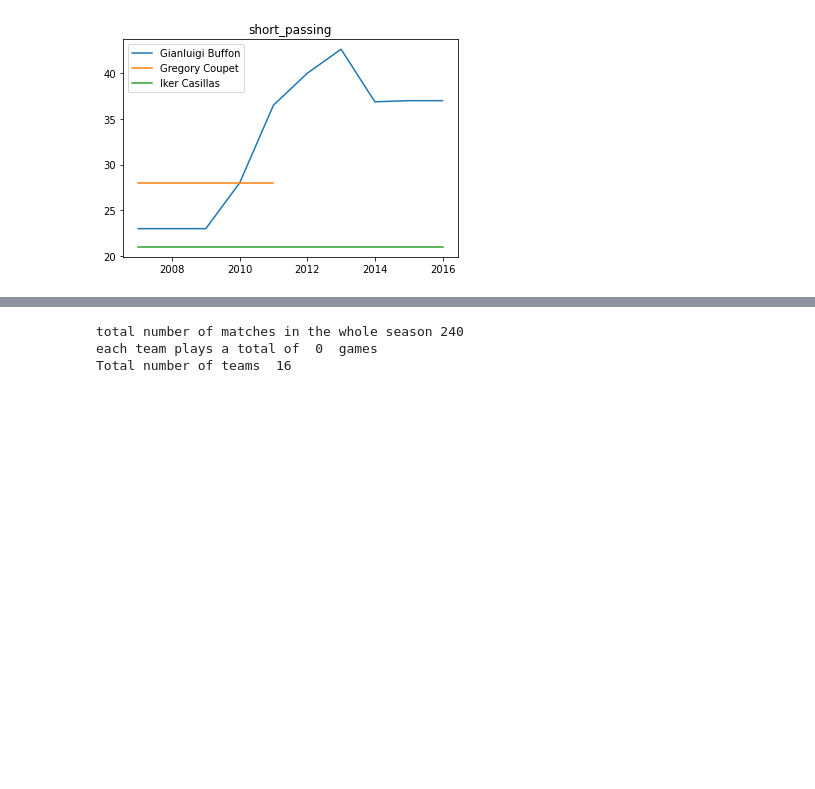
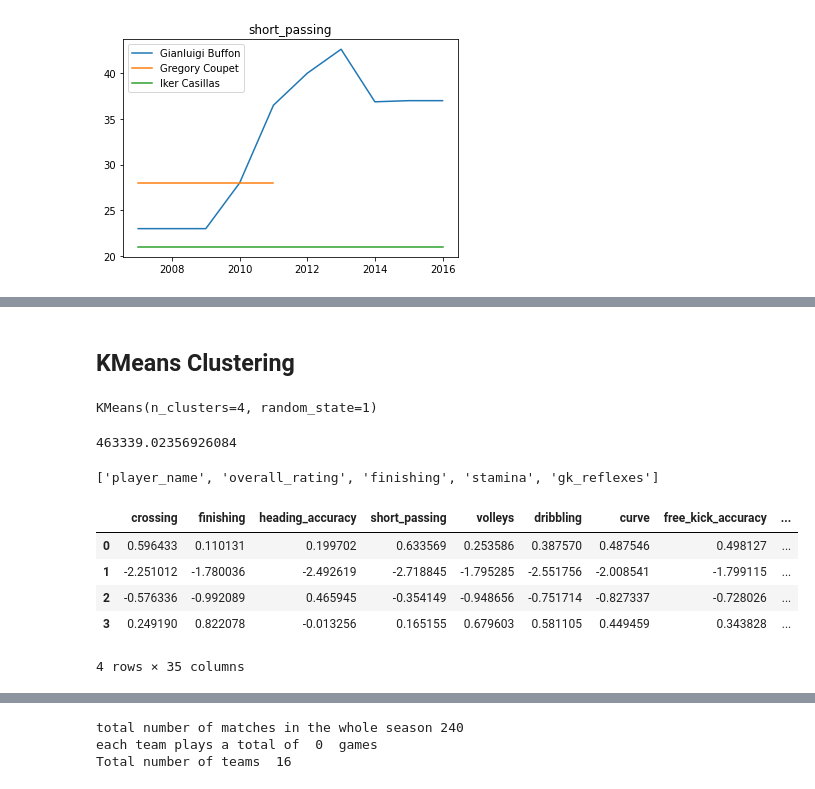
Before and after one commit to mamerchandmedi/Field_positions_classification, a Jupyter notebook: SQL_ADV.ipynb, the cells around one changed output, grey strips where cells are left out. Drawn from its saved outputs; the diff is of its cells as text; code cells hidden in the pictures; blank space fills up the shorter version.

```diff
--- a/SQL_ADV.ipynb
+++ b/SQL_ADV.ipynb
@@ -353,0 +284,10 @@ df[df.position==midfield].iloc[40:50]
+# %% [markdown]
+## KMeans Clustering
+# %%
+# Make an instance of KMeans with 3 clusters
+kmeans = KMeans(n_clusters=4, random_state=1)
+
+# Fit only on a features matrix
+kmeans.fit(x)
+# %% [output]
+KMeans(n_clusters=4, random_state=1)
@@ -353,0 +299,27 @@ df[df.position==midfield].iloc[40:50]
+# %%
+kmeans.inertia_
+# %% [output]
+463339.02356926084
+# %%
+features
+# %% [output]
+['player_name', 'overall_rating', 'finishing', 'stamina', 'gk_reflexes']
+# %%
+features = ['crossing', 'finishing', 'heading_accuracy',
+            'short_passing', 'volleys', 'dribbling', 'curve', 'free_kick_accuracy',
+            'long_passing', 'ball_control', 'acceleration', 'sprint_speed',
+            'agility', 'reactions', 'balance', 'shot_power', 'jumping', 'stamina',
+            'strength', 'long_shots', 'aggression', 'interceptions', 'positioning',
+            'vision', 'penalties', 'marking', 'standing_tackle', 'sliding_tackle',
+            'gk_diving', 'gk_handling', 'gk_kicking', 'gk_positioning',
+            'gk_reflexes','height', 'weight']
+
+cluster_centers = pd.DataFrame(centroids, columns = features)
+cluster_centers
+# %% [output]
+|  | crossing | finishing | heading_accuracy | short_passing | volleys | dribbling | curve | free_kick_accuracy | ... |
+| 0 | 0.596433 | 0.110131 | 0.199702 | 0.633569 | 0.253586 | 0.387570 | 0.487546 | 0.498127 | ... |
+| 1 | -2.251012 | -1.780036 | -2.492619 | -2.718845 | -1.795285 | -2.551756 | -2.008541 | -1.799115 | ... |
+| 2 | -0.576336 | -0.992089 | 0.465945 | -0.354149 | -0.948656 | -0.751714 | -0.827337 | -0.728026 | ... |
+| 3 | 0.249190 | 0.822078 | -0.013256 | 0.165155 | 0.679603 | 0.581105 | 0.449459 | 0.343828 | ... |
+4 rows × 35 columns
```
Also changed, not shown: parts of 30 cells of this notebook.
